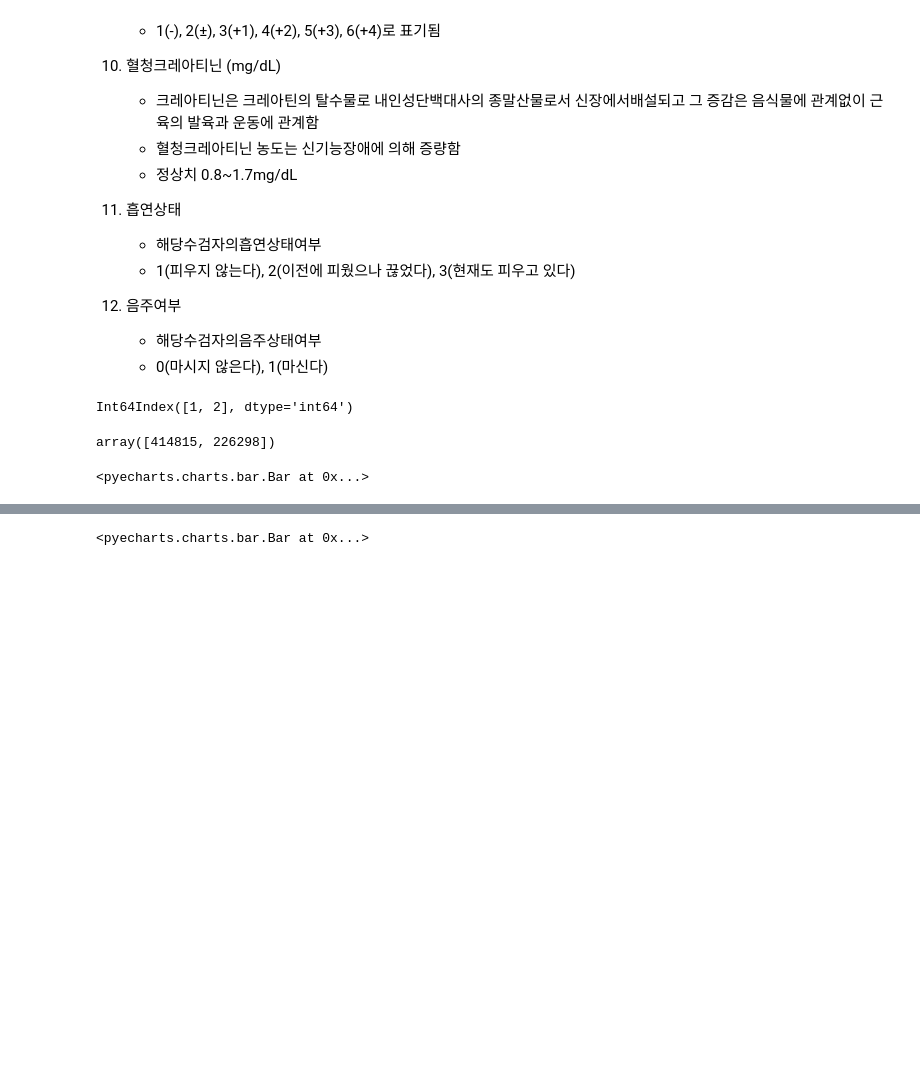
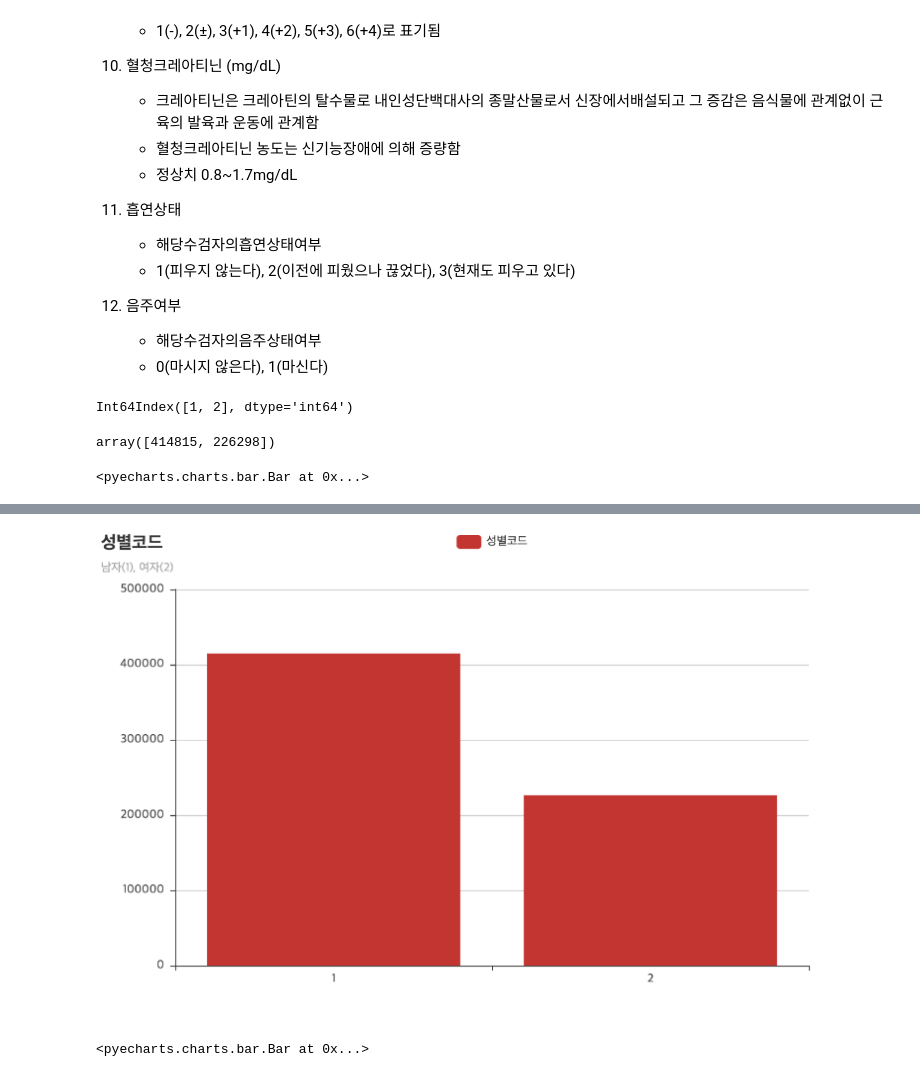
Before and after one commit to kms2698/diabetes-analysys_topgap, a Jupyter notebook: 데이터분석_김민상.ipynb, the cells around one changed output, grey strips where cells are left out. Saved outputs shown, nothing was run; the diff lists cells and outputs as text; code cells hidden in the pictures; blank space fills up the shorter version.

```diff
--- a/데이터분석_김민상.ipynb
+++ b/데이터분석_김민상.ipynb
@@ -124,7 +124,9 @@ bar
 # %% [markdown]
 ![nn](https://github.com/kms2698/diabetes-analysys_topgap/blob/main/pyecharts(%EA%B9%80%EB%AF%BC%EC%83%81)/%EC%84%B1%EB%B3%84%EC%BD%94%EB%93%9C.png?raw=true)
 # %%
-Image('pyecharts(김민상)/서')
+Image('pyecharts(김민상)/성별코드.png')
+# %% [output]
+[figure, added]
 # %%
 a = df1_clean['신장(5Cm단위)'].value_counts().sort_index()
 x = a.index
```
